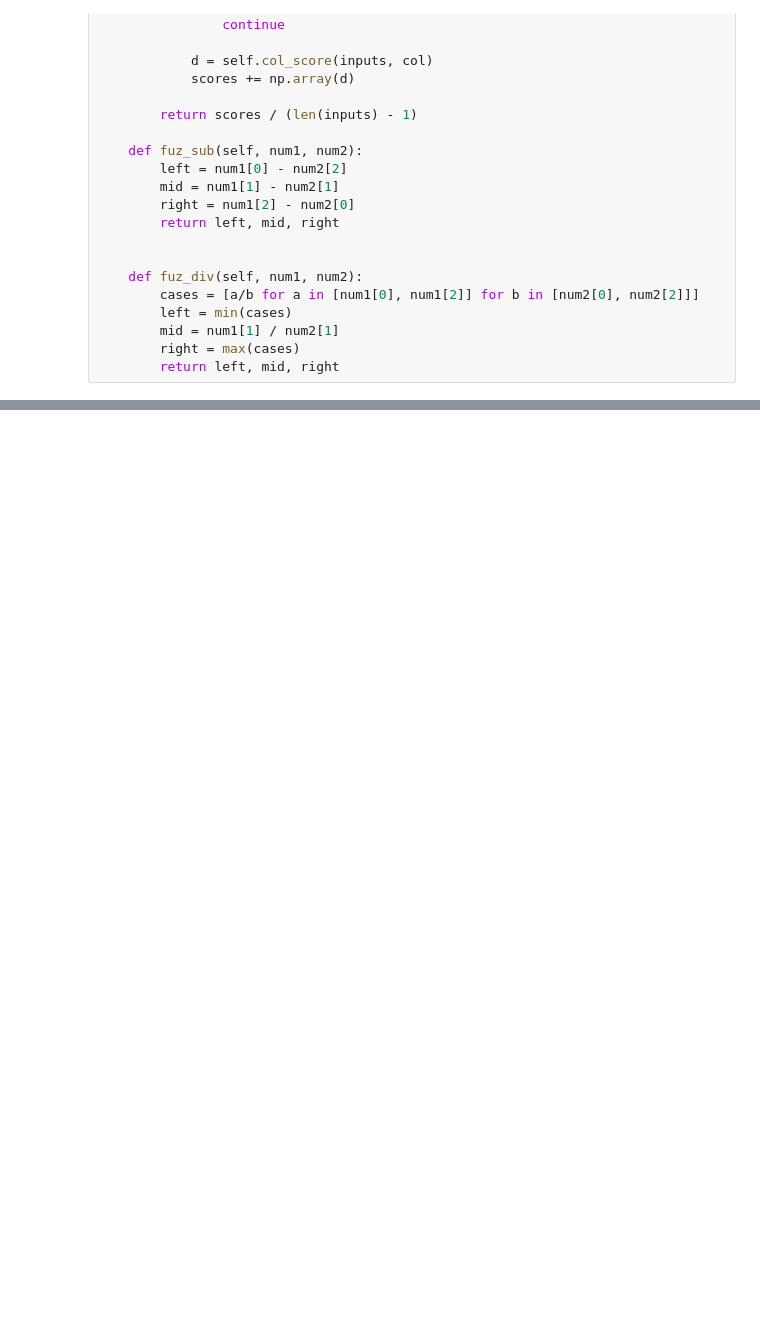
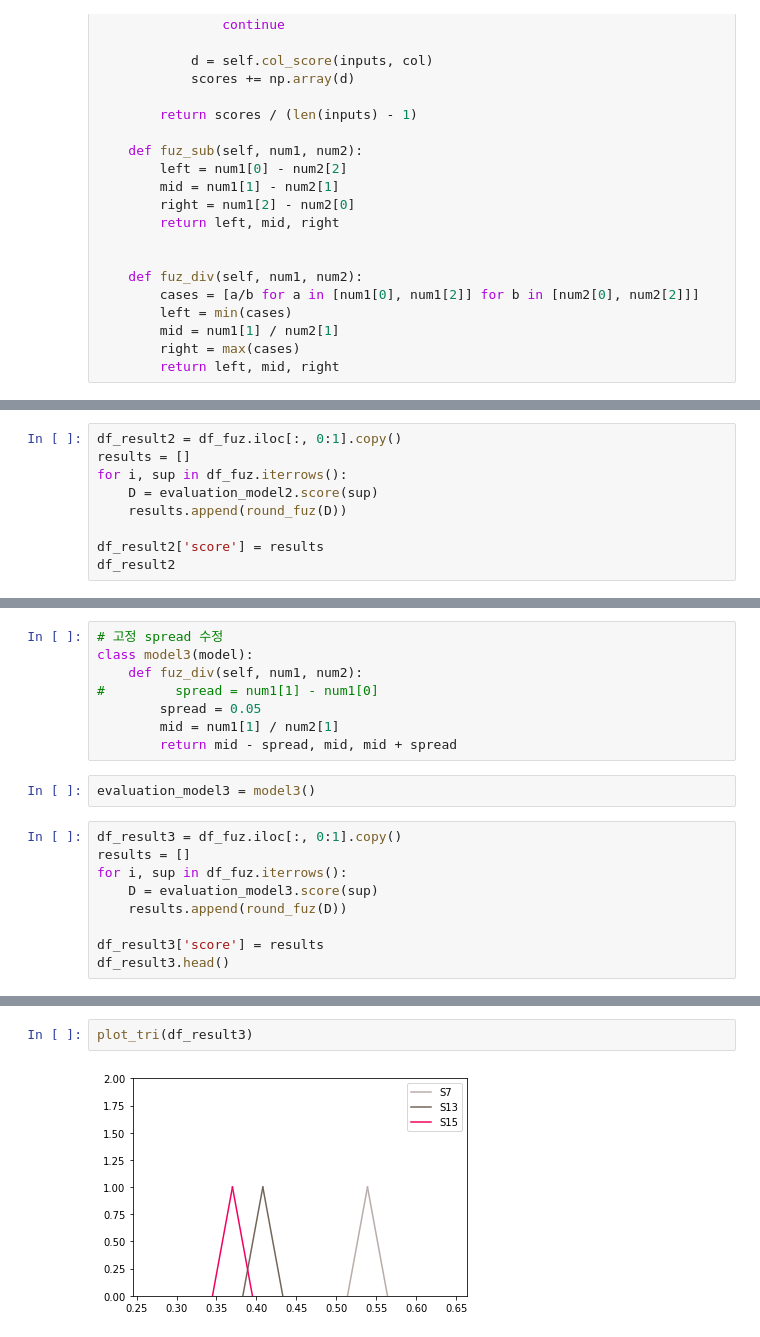
Before and after one commit to 98jaemin/post-evaluation, a Jupyter notebook: post_evaluation.ipynb, the cells around one changed output, grey strips where cells are left out. Saved outputs shown, nothing was run; the diff lists cells and outputs as text; blank space fills up the shorter version.

```diff
--- a/post_evaluation.ipynb
+++ b/post_evaluation.ipynb
@@ -124,0 +176,9 @@ df_result.head()
+# %%
+df_result2 = df_fuz.iloc[:, 0:1].copy()
+results = []
+for i, sup in df_fuz.iterrows():
+    D = evaluation_model2.score(sup)
+    results.append(round_fuz(D))
+
+df_result2['score'] = results
+df_result2
@@ -124,0 +203,19 @@ df_result.head()
+# %%
+# 고정 spread 수정
+class model3(model):
+    def fuz_div(self, num1, num2):
+#         spread = num1[1] - num1[0]
+        spread = 0.05
+        mid = num1[1] / num2[1]
+        return mid - spread, mid, mid + spread
+# %%
+evaluation_model3 = model3()
+# %%
+df_result3 = df_fuz.iloc[:, 0:1].copy()
+results = []
+for i, sup in df_fuz.iterrows():
+    D = evaluation_model3.score(sup)
+    results.append(round_fuz(D))
+
+df_result3['score'] = results
+df_result3.head()
@@ -124,0 +249,4 @@ df_result.head()
+# %%
+plot_tri(df_result3)
+# %% [output]
+[figure, added]
```
Also changed, not shown: parts of 14 cells of this notebook.
